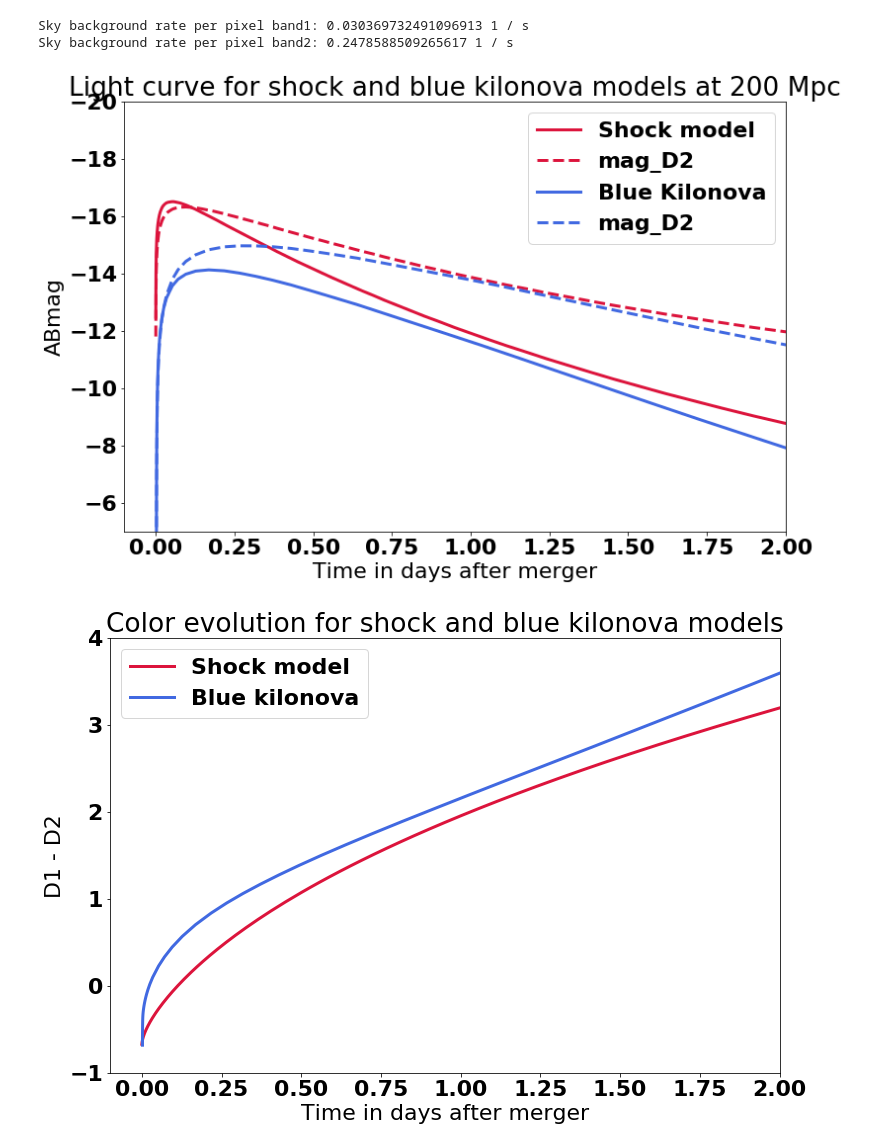
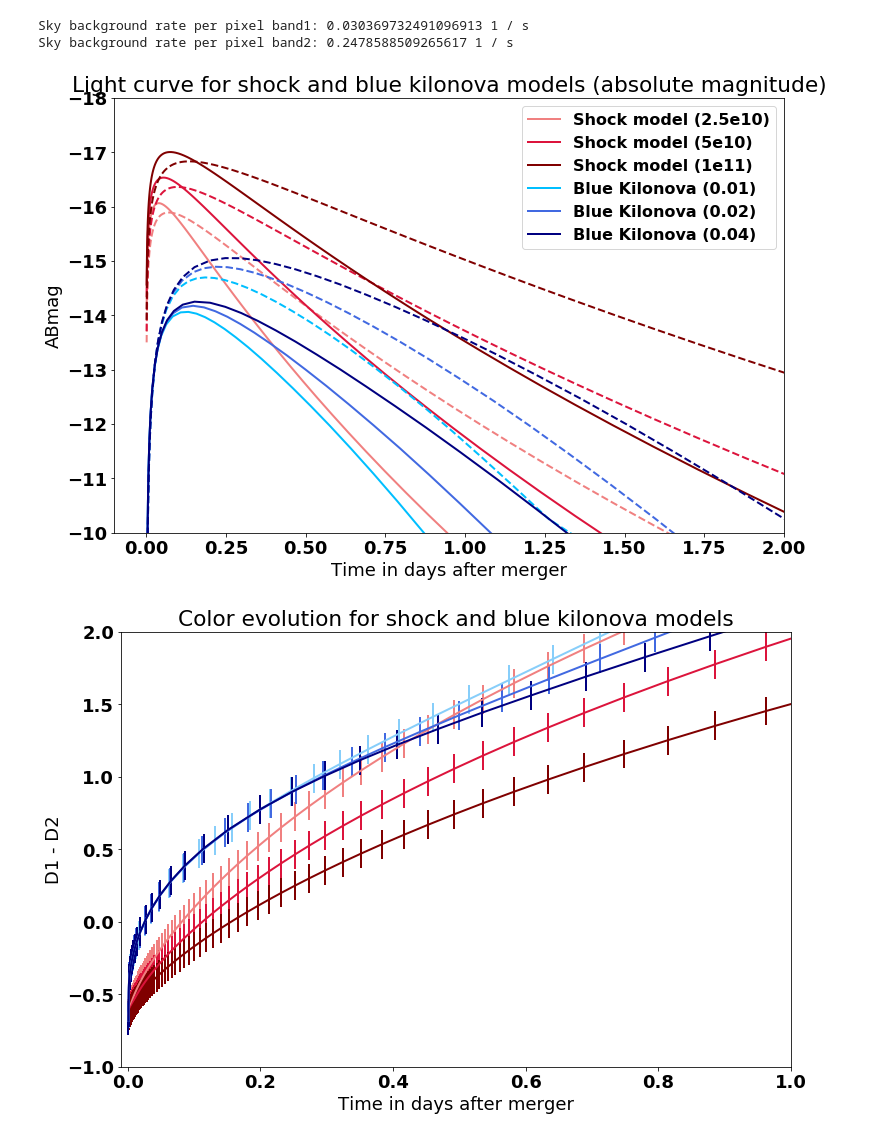
Before and after one commit to bwgref/duet-astro, a Jupyter notebook: notebooks/GWEM_lightcurves_and_sensitivities.ipynb, the cells around one changed output. Saved outputs shown, nothing was run; the diff lists cells and outputs as text; code cells hidden in the pictures.

Commit message:
Updated GWEM and SNe lightcurves and temperature determination
Includes new lightcurves in the data directory.

```diff
--- a/notebooks/GWEM_lightcurves_and_sensitivities.ipynb
+++ b/notebooks/GWEM_lightcurves_and_sensitivities.ipynb
@@ -109,3 +107,11 @@ blukn = np.loadtxt('../astroduet/data/kilonova_blue.dat')
+# %%
+# Load Tony's lightcurves
+shock_2e10 = np.loadtxt('../astroduet/data/shock_2.5e10.dat')
+shock_5e10 = np.loadtxt('../astroduet/data/shock_5e10.dat')
+shock_1e11 = np.loadtxt('../astroduet/data/shock_1e11.dat')
+blukn_01 = np.loadtxt('../astroduet/data/kilonova_0.01.dat')
+blukn_02 = np.loadtxt('../astroduet/data/kilonova_0.02.dat')
+blukn_04 = np.loadtxt('../astroduet/data/kilonova_0.04.dat')
 # %%
 # Calculate absolute ABmags and photon rates in DUET bands for both models:
 
@@ -134,33 +190,45 @@ for k in range(len(blukn[:,0])):
 # %%
-plt.plot(shock_lc['time'],shock_lc['mag_D1'], color='crimson', linestyle='-', linewidth=3, label='Shock model')
-plt.plot(shock_lc['time'],shock_lc['mag_D2'], color='crimson', linestyle='--', linewidth=3)
+plt.plot(shock_2e10_lc['time'],shock_2e10_lc['mag_D1'], color='lightcoral', linestyle='-', linewidth=2, label='Shock model (2.5e10)')
+plt.plot(shock_2e10_lc['time'],shock_2e10_lc['mag_D2'], color='lightcoral', linestyle='--', linewidth=2, label='_Shock model (2.5e10)')
+plt.plot(shock_5e10_lc['time'],shock_5e10_lc['mag_D1'], color='crimson', linestyle='-', linewidth=2, label='Shock model (5e10)')
+plt.plot(shock_5e10_lc['time'],shock_5e10_lc['mag_D2'], color='crimson', linestyle='--', linewidth=2, label='_Shock model (5e10)')
+plt.plot(shock_1e11_lc['time'],shock_1e11_lc['mag_D1'], color='maroon', linestyle='-', linewidth=2, label='Shock model (1e11)')
+plt.plot(shock_1e11_lc['time'],shock_1e11_lc['mag_D2'], color='maroon', linestyle='--', linewidth=2, label='_Shock model (1e11)')
 
-plt.plot(blukn_lc['time'],blukn_lc['mag_D1'], color='royalblue', linestyle='-', linewidth=3, label='Blue Kilonova')
-plt.plot(blukn_lc['time'],blukn_lc['mag_D2'], color='royalblue', linestyle='--', linewidth=3)
+plt.plot(blukn_01_lc['time'],blukn_01_lc['mag_D1'], color='deepskyblue', linestyle='-', linewidth=2, label='Blue Kilonova (0.01)')
+plt.plot(blukn_01_lc['time'],blukn_01_lc['mag_D2'], color='deepskyblue', linestyle='--', linewidth=2, label='_Blue Kilonova (0.01)')
+plt.plot(blukn_02_lc['time'],blukn_02_lc['mag_D1'], color='royalblue', linestyle='-', linewidth=2, label='Blue Kilonova (0.02)')
+plt.plot(blukn_02_lc['time'],blukn_02_lc['mag_D2'], color='royalblue', linestyle='--', linewidth=2, label='_Blue Kilonova (0.02)')
+plt.plot(blukn_04_lc['time'],blukn_04_lc['mag_D1'], color='navy', linestyle='-', linewidth=2, label='Blue Kilonova (0.04)')
+plt.plot(blukn_04_lc['time'],blukn_04_lc['mag_D2'], color='navy', linestyle='--', linewidth=2, label='_Blue Kilonova (0.04)')
 
 plt.axhline(y=22,xmin=0,xmax=1,color='black',linestyle=':')
-plt.ylim(-5,-20)
+plt.ylim(-10,-18)
 plt.xlim(-0.1,2)
-plt.legend()
+plt.legend(fontsize=16)
 plt.xlabel('Time in days after merger')
 plt.ylabel(r'ABmag')
-plt.title('Light curve for shock and blue kilonova models at 200 Mpc')
+plt.title('Light curve for shock and blue kilonova models (absolute magnitude)')
 plt.show()
 # %% [output]
-[figure, old version]
+[figure, new version]
 # %%
-plt.plot(shock_lc['time'],shock_lc['mag_D1']-shock_lc['mag_D2'],linewidth=3, color='crimson', label='Shock model')
-plt.plot(blukn_lc['time'],blukn_lc['mag_D1']-blukn_lc['mag_D2'],linewidth=3, color='royalblue', label='Blue kilonova')
+plt.errorbar(shock_2e10_lc['time'],shock_2e10_lc['mag_D1']-shock_2e10_lc['mag_D2'],yerr=colerr, linewidth=2, color='lightcoral', label='Shock model')
+plt.errorbar(shock_5e10_lc['time'],shock_5e10_lc['mag_D1']-shock_5e10_lc['mag_D2'],yerr=colerr, linewidth=2, color='crimson', label='Shock model')
+plt.errorbar(shock_1e11_lc['time'],shock_1e11_lc['mag_D1']-shock_1e11_lc['mag_D2'],yerr=colerr, linewidth=2, color='maroon', label='Shock model')
+plt.errorbar(blukn_01_lc['time'],blukn_01_lc['mag_D1']-blukn_01_lc['mag_D2'],yerr=colerr ,linewidth=2, color='lightskyblue', label='Blue kilonova')
+plt.errorbar(blukn_02_lc['time'],blukn_02_lc['mag_D1']-blukn_02_lc['mag_D2'],yerr=colerr ,linewidth=2, color='royalblue', label='Blue kilonova')
+plt.errorbar(blukn_04_lc['time'],blukn_04_lc['mag_D1']-blukn_04_lc['mag_D2'],yerr=colerr ,linewidth=2, color='navy', label='Blue kilonova')
 
-plt.ylim(-1,4)
-plt.xlim(-0.1,2)
-plt.legend()
+plt.ylim(-1,2)
+plt.xlim(-0.01,1)
+#plt.legend()
 plt.xlabel('Time in days after merger')
 plt.ylabel(r'D1 - D2')
 plt.title('Color evolution for shock and blue kilonova models')
 plt.show()
 # %% [output]
-[figure, old version]
+[figure, new version]
 # %%
 # Calculate S/N for both models:
 
```
Also changed, not shown: parts of 13 cells of this notebook, 27 other files.
